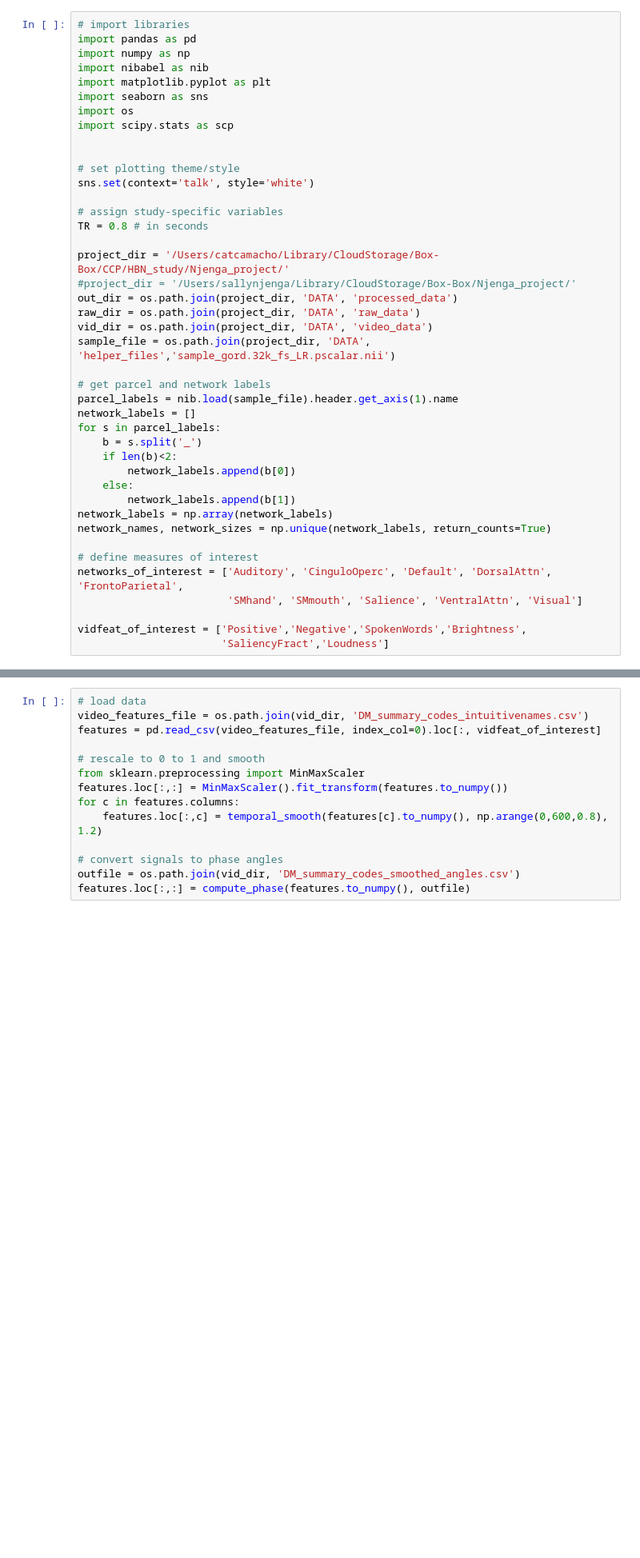
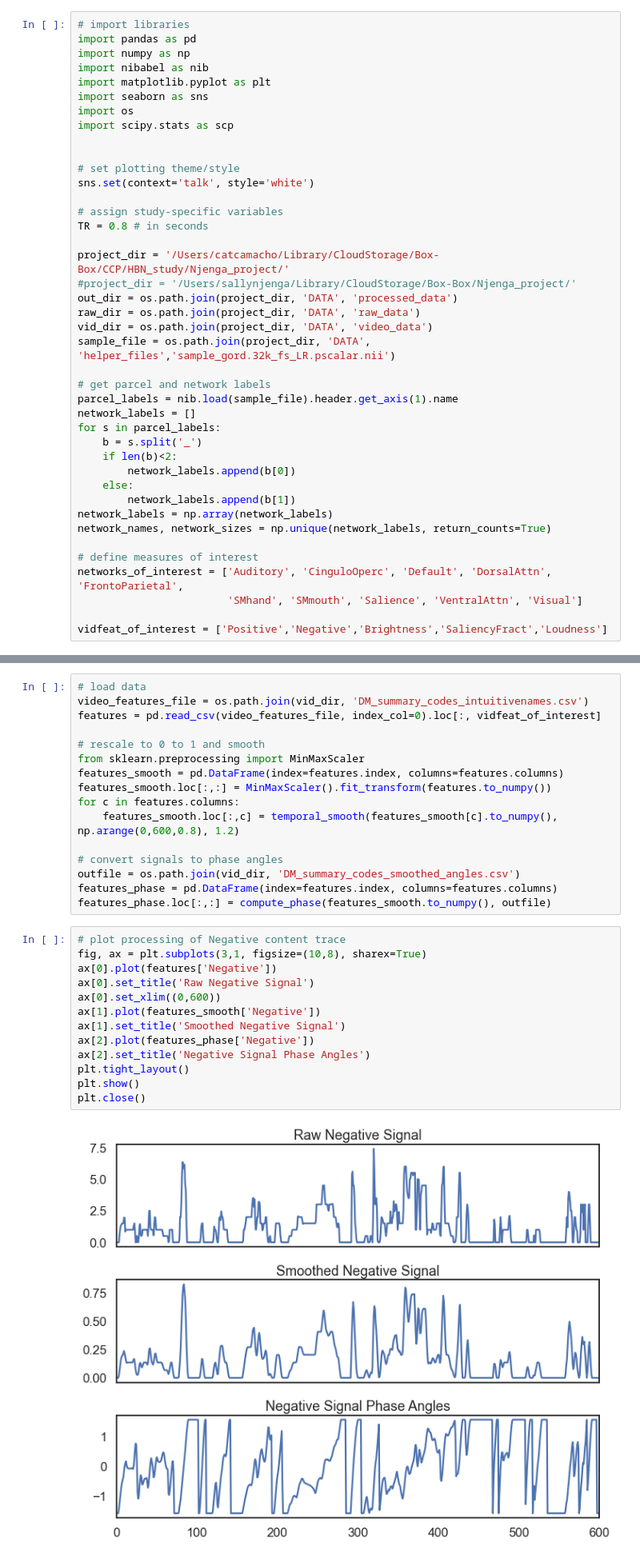
Before and after one commit to catcamacho/hbn_soc_net, a Jupyter notebook: 2_DynamicNet_affect.ipynb, the cells around one changed output, grey strips where cells are left out. Shown: that part at 80% size. Saved outputs shown, nothing was run; the diff lists cells and outputs as text; blank space fills up the shorter version.

```diff
--- a/2_DynamicNet_affect.ipynb
+++ b/2_DynamicNet_affect.ipynb
@@ -41,8 +41,7 @@ network_names, network_sizes = np.unique(network_labels, return_counts=True)
 networks_of_interest = ['Auditory', 'CinguloOperc', 'Default', 'DorsalAttn', 'FrontoParietal',
                         'SMhand', 'SMmouth', 'Salience', 'VentralAttn', 'Visual']
 
-vidfeat_of_interest = ['Positive','Negative','SpokenWords','Brightness',
-                       'SaliencyFract','Loudness']
+vidfeat_of_interest = ['Positive','Negative','Brightness','SaliencyFract','Loudness']
 # %% [markdown]
 # Define functions
 These cells store custom functions used in our analyses.
@@ -370,13 +369,30 @@ features = pd.read_csv(video_features_file, index_col=0).loc[:, vidfeat_of_inter
 
 # rescale to 0 to 1 and smooth
 from sklearn.preprocessing import MinMaxScaler
-features.loc[:,:] = MinMaxScaler().fit_transform(features.to_numpy())
+features_smooth = pd.DataFrame(index=features.index, columns=features.columns)
+features_smooth.loc[:,:] = MinMaxScaler().fit_transform(features.to_numpy())
 for c in features.columns:
-    features.loc[:,c] = temporal_smooth(features[c].to_numpy(), np.arange(0,600,0.8), 1.2)
+    features_smooth.loc[:,c] = temporal_smooth(features_smooth[c].to_numpy(), np.arange(0,600,0.8), 1.2)
 
 # convert signals to phase angles
 outfile = os.path.join(vid_dir, 'DM_summary_codes_smoothed_angles.csv')
-features.loc[:,:] = compute_phase(features.to_numpy(), outfile)
+features_phase = pd.DataFrame(index=features.index, columns=features.columns)
+features_phase.loc[:,:] = compute_phase(features_smooth.to_numpy(), outfile)
+# %%
+# plot processing of Negative content trace
+fig, ax = plt.subplots(3,1, figsize=(10,8), sharex=True)
+ax[0].plot(features['Negative'])
+ax[0].set_title('Raw Negative Signal')
+ax[0].set_xlim((0,600))
+ax[1].plot(features_smooth['Negative'])
+ax[1].set_title('Smoothed Negative Signal')
+ax[2].plot(features_phase['Negative'])
+ax[2].set_title('Negative Signal Phase Angles')
+plt.tight_layout()
+plt.show()
+plt.close()
+# %% [output]
+[figure, added]
 # %%
 # load group data
 group_meanDMN = np.load(os.path.join(out_dir, 'group_mean_Default_ips_movieDM.npy'))
```
Also changed, not shown: parts of 10 cells of this notebook.
